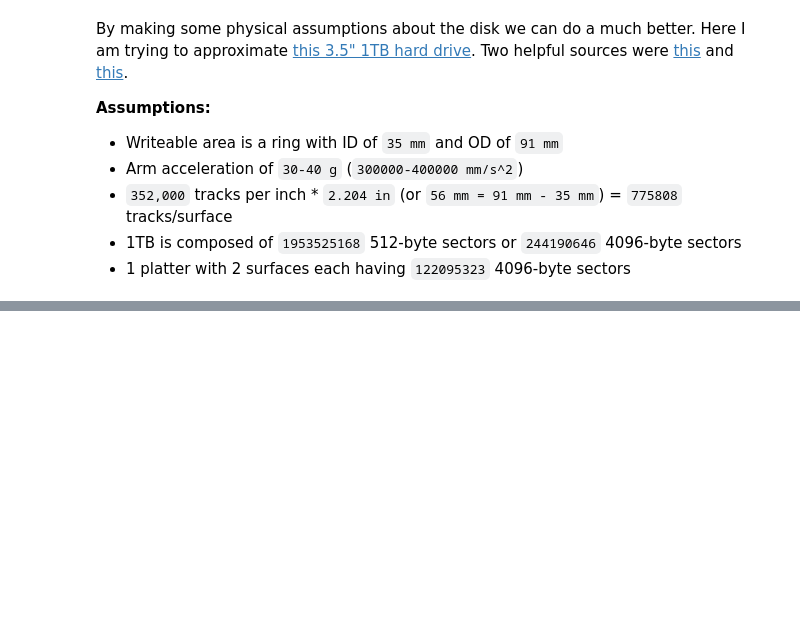
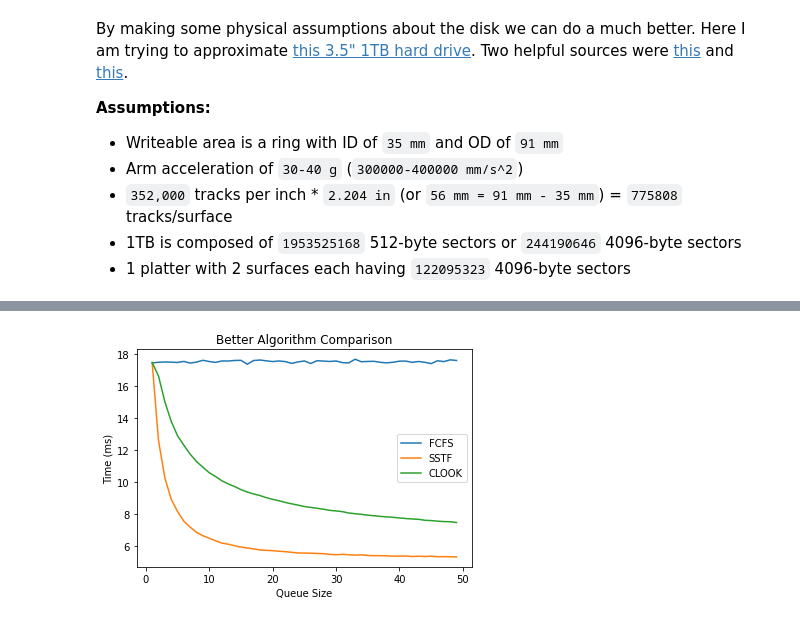
Before and after one commit to benraivel/CS337-Project-9, a Jupyter notebook: Project-9.ipynb, the cells around one changed output, grey strips where cells are left out. Cells and saved outputs as stored; diff of their text form; code cells hidden in the pictures; blank space fills up the shorter version.

```diff
--- a/Project-9.ipynb
+++ b/Project-9.ipynb
@@ -206,0 +198,47 @@ plt.show()
+# %%
+from better import better_fcfs, better_sstf, better_clook
+from copy import deepcopy as dcp
+
+rand = default_rng()
+
+qsz = np.arange(1, 50)
+
+results = []
+
+for i in range(qsz.size):
+
+    req = []
+
+    for _ in range(10000):
+        req.append(gen_track(rand, cummulative_percent))
+
+    temp = np.zeros((3,2))
+
+    for _ in range(10):
+
+        fcfs_dist, fcfs_time = better_fcfs(dcp(req), seek_time_ms, rand)
+        sstf_dist, sstf_time = better_sstf(dcp(req), qsz[i], seek_time_ms, rand)
+        clook_dist, clook_time = better_clook(dcp(req), qsz[i], seek_time_ms, rand)
+
+        temp[0][0] += fcfs_dist
+        temp[0][1] += fcfs_time
+        temp[1][0] += sstf_dist
+        temp[1][1] += sstf_time
+        temp[2][0] += clook_dist
+        temp[2][1] += clook_time
+
+    results.append(temp/100000)
+
+results = np.asarray(results)
+
+plt.plot(qsz, results[:,0][:,1], label = 'FCFS')
+plt.plot(qsz, results[:,1][:,1], label = 'SSTF')
+plt.plot(qsz, results[:,2][:,1], label = 'CLOOK')
+plt.title('Better Algorithm Comparison')
+plt.xlabel('Queue Size')
+plt.ylabel('Time (ms)')
+plt.legend()
+plt.savefig('Better_Algorithm_Comparison.png', dpi=300)
+plt.show()
+# %% [output]
+[figure, added]
```
Also changed, not shown: parts of 16 cells of this notebook, 6 other files.
